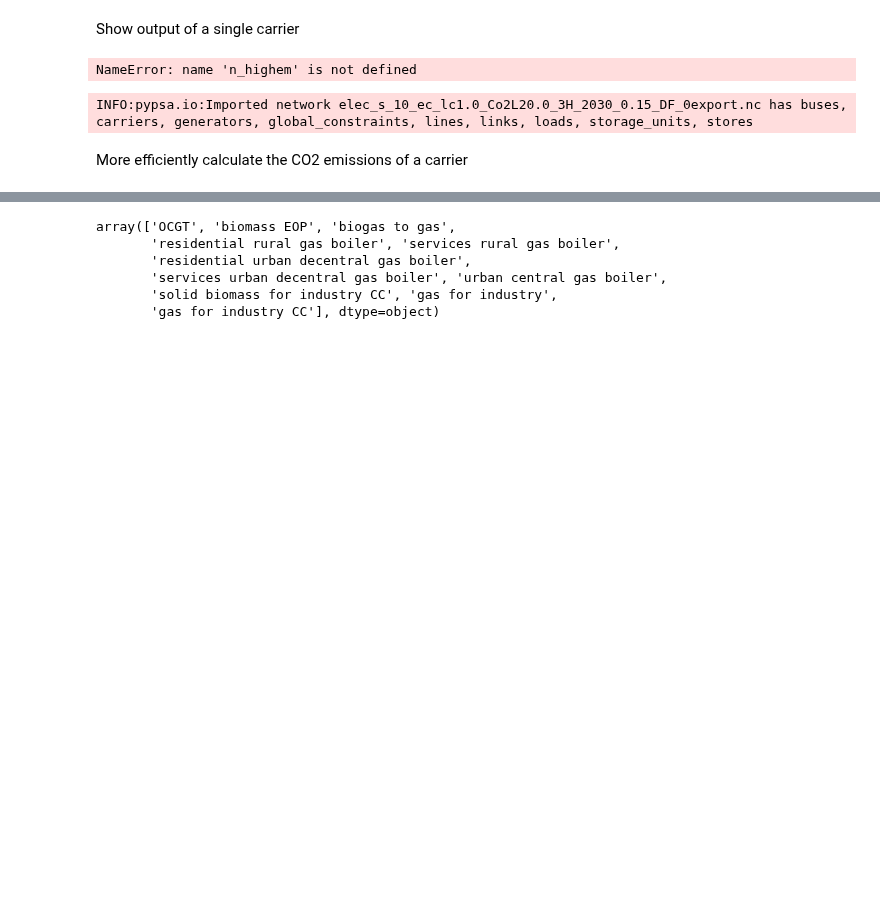
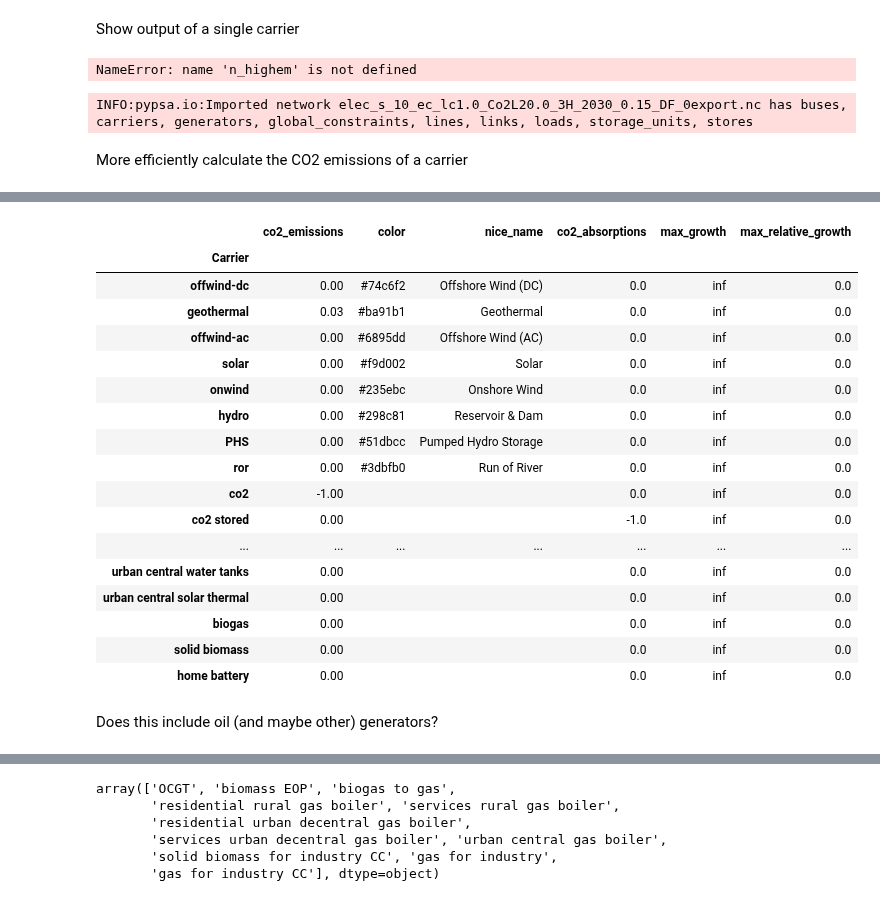
Before and after one commit to energyLS/aldehyde, a Jupyter notebook: workflow/notebooks/test_co2limit.ipynb, the cells around one changed output, grey strips where cells are left out. Drawn from its saved outputs; the diff is of its cells as text; code cells hidden in the pictures; blank space fills up the shorter version.

```diff
--- a/workflow/notebooks/test_co2limit.ipynb
+++ b/workflow/notebooks/test_co2limit.ipynb
@@ -346,6 +407,9 @@ n.global_constraints
 | lc_limit | transmission_expansion_cost_limit | AC, DC | <= | 9.838156e+08 | NaN | 0.0 |
 # %% [markdown]
 ### Check carriers
+# %%
+# Set the "co2_emissions" of the carrier "oil" to 0
+n.carriers.loc["oil", "co2_emissions"] = 0
 # %%
 n.carriers #.index.str.contains("oil")
 # %% [output]
@@ -406,0 +476,23 @@ n.generators_t.p[gen.name].sum() * n.snapshot_weightings.generators[0]
+# %%
+n.carriers #.co2_emissions.sort_values()
+# %% [output]
+|  | co2_emissions | color | nice_name | co2_absorptions | max_growth | max_relative_growth |
+| Carrier |  |  |  |  |  |  |
+| offwind-dc | 0.00 | #74c6f2 | Offshore Wind (DC) | 0.0 | inf | 0.0 |
+| geothermal | 0.03 | #ba91b1 | Geothermal | 0.0 | inf | 0.0 |
+| offwind-ac | 0.00 | #6895dd | Offshore Wind (AC) | 0.0 | inf | 0.0 |
+| solar | 0.00 | #f9d002 | Solar | 0.0 | inf | 0.0 |
+| onwind | 0.00 | #235ebc | Onshore Wind | 0.0 | inf | 0.0 |
+| hydro | 0.00 | #298c81 | Reservoir & Dam | 0.0 | inf | 0.0 |
+| PHS | 0.00 | #51dbcc | Pumped Hydro Storage | 0.0 | inf | 0.0 |
+| ror | 0.00 | #3dbfb0 | Run of River | 0.0 | inf | 0.0 |
+| co2 | -1.00 |  |  | 0.0 | inf | 0.0 |
+| co2 stored | 0.00 |  |  | -1.0 | inf | 0.0 |
+| ... | ... | ... | ... | ... | ... | ... |
+| urban central water tanks | 0.00 |  |  | 0.0 | inf | 0.0 |
+| urban central solar thermal | 0.00 |  |  | 0.0 | inf | 0.0 |
+| biogas | 0.00 |  |  | 0.0 | inf | 0.0 |
+| solid biomass | 0.00 |  |  | 0.0 | inf | 0.0 |
+| home battery | 0.00 |  |  | 0.0 | inf | 0.0 |
+# %% [markdown]
+Does this include oil (and maybe other) generators?
```
Also changed, not shown: parts of 23 cells of this notebook.
